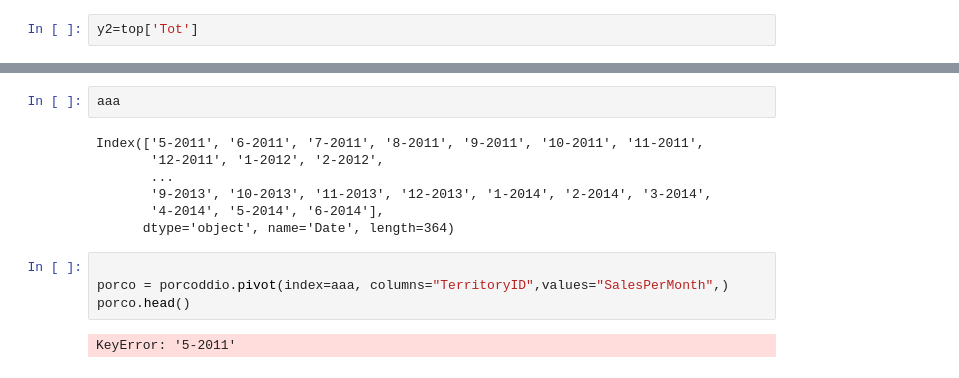
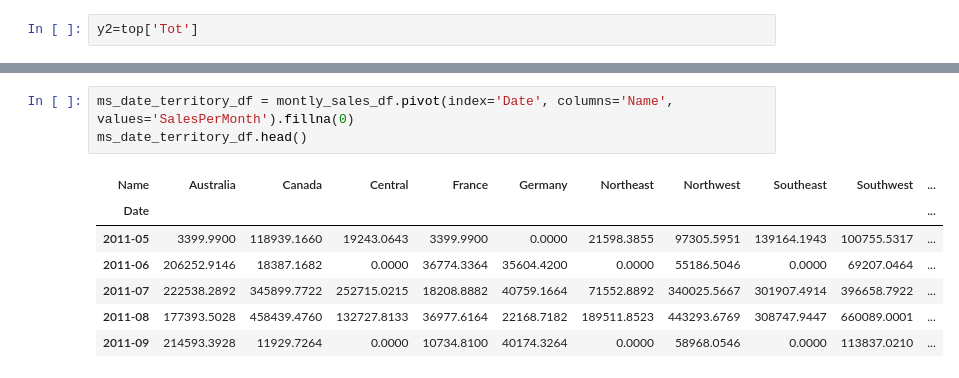
Before and after one commit to giorgio-solinas1980/sql, a Jupyter notebook: SqlKunskapKontroll.ipynb, the cells around one changed output, grey strips where cells are left out. Cells and saved outputs as stored; diff of their text form.

```diff
--- a/SqlKunskapKontroll.ipynb
+++ b/SqlKunskapKontroll.ipynb
@@ -338,17 +395,13 @@ porcoddio
-# %%
-aaa
-# %% [output]
-Index(['5-2011', '6-2011', '7-2011', '8-2011', '9-2011', '10-2011', '11-2011',
-       '12-2011', '1-2012', '2-2012',
-       ...
-       '9-2013', '10-2013', '11-2013', '12-2013', '1-2014', '2-2014', '3-2014',
-       '4-2014', '5-2014', '6-2014'],
-      dtype='object', name='Date', length=364)
 # %%
-
-porco = porcoddio.pivot(index=aaa, columns="TerritoryID",values="SalesPerMonth",)
-porco.head()
+ms_date_territory_df = montly_sales_df.pivot(index='Date', columns='Name', values='SalesPerMonth').fillna(0)
+ms_date_territory_df.head()
 # %% [output]
-KeyError: '5-2011'
+| Name | Australia | Canada | Central | France | Germany | Northeast | Northwest | Southeast | Southwest | ... |
+| Date |  |  |  |  |  |  |  |  |  | ... |
+| 2011-05 | 3399.9900 | 118939.1660 | 19243.0643 | 3399.9900 | 0.0000 | 21598.3855 | 97305.5951 | 139164.1943 | 100755.5317 | ... |
+| 2011-06 | 206252.9146 | 18387.1682 | 0.0000 | 36774.3364 | 35604.4200 | 0.0000 | 55186.5046 | 0.0000 | 69207.0464 | ... |
+| 2011-07 | 222538.2892 | 345899.7722 | 252715.0215 | 18208.8882 | 40759.1664 | 71552.8892 | 340025.5667 | 301907.4914 | 396658.7922 | ... |
+| 2011-08 | 177393.5028 | 458439.4760 | 132727.8133 | 36977.6164 | 22168.7182 | 189511.8523 | 443293.6769 | 308747.9447 | 660089.0001 | ... |
+| 2011-09 | 214593.3928 | 11929.7264 | 0.0000 | 10734.8100 | 40174.3264 | 0.0000 | 58968.0546 | 0.0000 | 113837.0210 | ... |
 # %%
 fig, ax = plt.subplots(figsize=(14,6))
```
Also changed, not shown: parts of 22 cells of this notebook.
